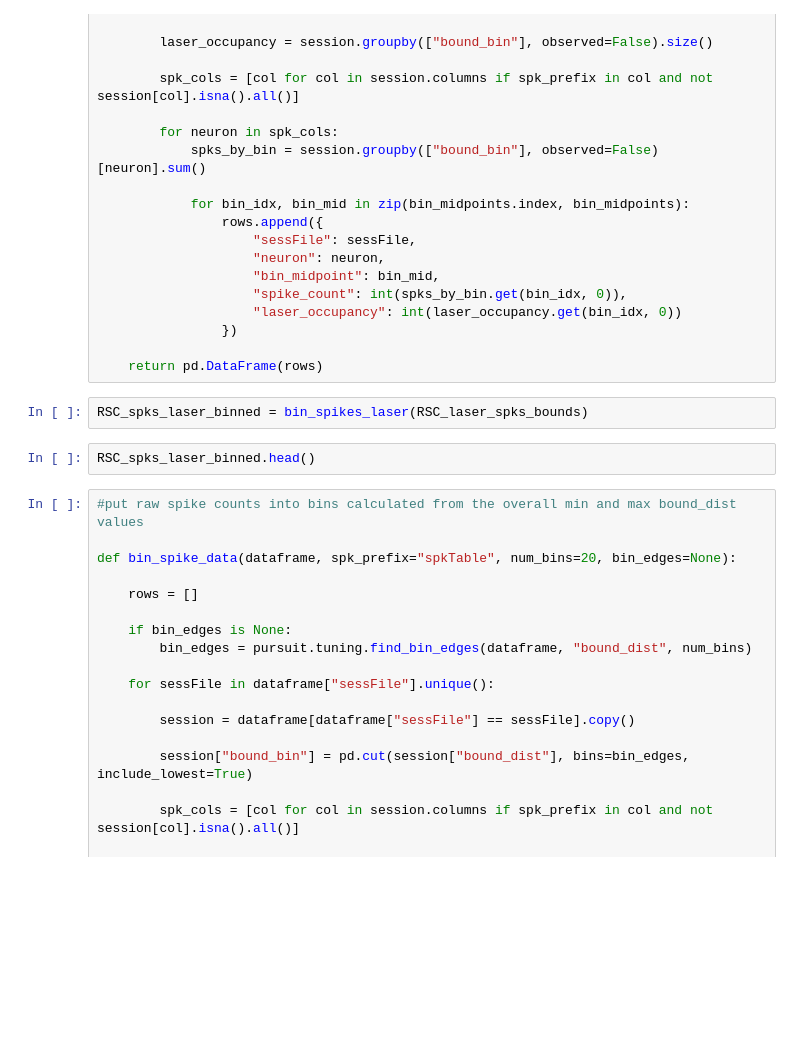
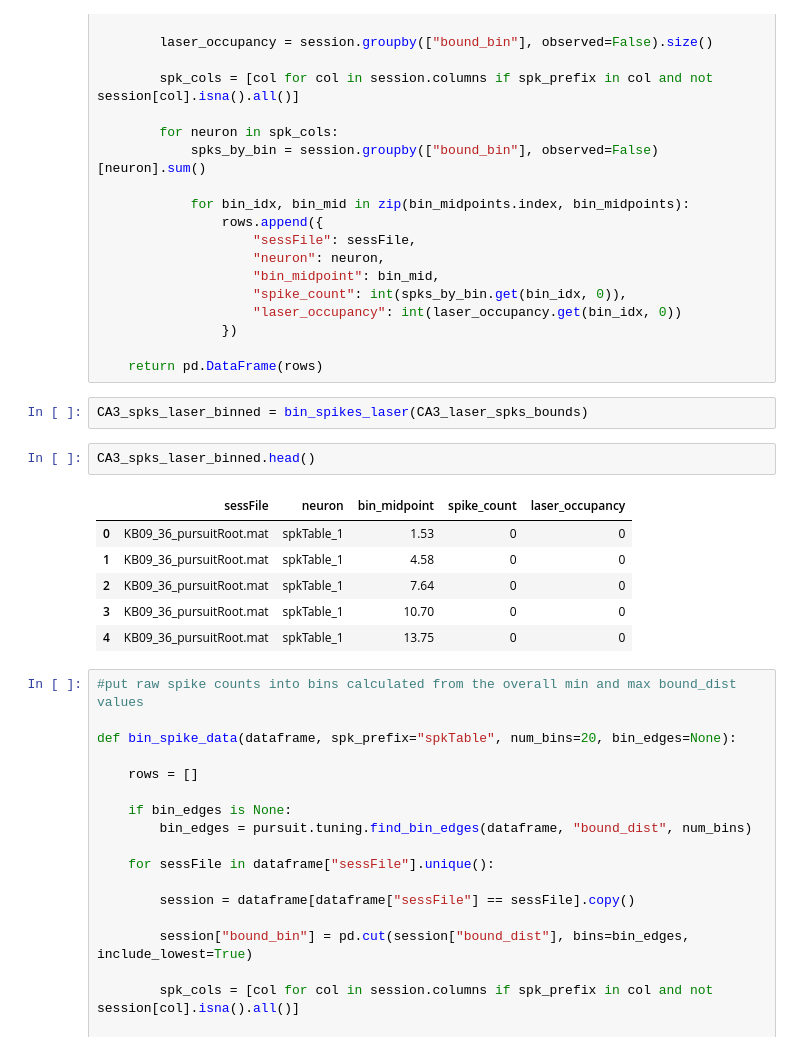
Before and after one commit to bigbrainmay/pursuit, a Jupyter notebook: Tuning Curves.ipynb, the cells around one changed output. Cells and saved outputs as stored; diff of their text form; blank space fills up the shorter version.

```diff
--- a/Tuning Curves.ipynb
+++ b/Tuning Curves.ipynb
@@ -119,9 +159,16 @@ def bin_spikes_laser(dataframe,
 
     return pd.DataFrame(rows)
 # %%
-RSC_spks_laser_binned = bin_spikes_laser(RSC_laser_spks_bounds)
+CA3_spks_laser_binned = bin_spikes_laser(CA3_laser_spks_bounds)
 # %%
-RSC_spks_laser_binned.head()
+CA3_spks_laser_binned.head()
+# %% [output]
+|  | sessFile | neuron | bin_midpoint | spike_count | laser_occupancy |
+| 0 | KB09_36_pursuitRoot.mat | spkTable_1 | 1.53 | 0 | 0 |
+| 1 | KB09_36_pursuitRoot.mat | spkTable_1 | 4.58 | 0 | 0 |
+| 2 | KB09_36_pursuitRoot.mat | spkTable_1 | 7.64 | 0 | 0 |
+| 3 | KB09_36_pursuitRoot.mat | spkTable_1 | 10.70 | 0 | 0 |
+| 4 | KB09_36_pursuitRoot.mat | spkTable_1 | 13.75 | 0 | 0 |
 # %%
 #put raw spike counts into bins calculated from the overall min and max bound_dist values
 
```
Also changed, not shown: parts of 3 cells of this notebook, 1 other file.
